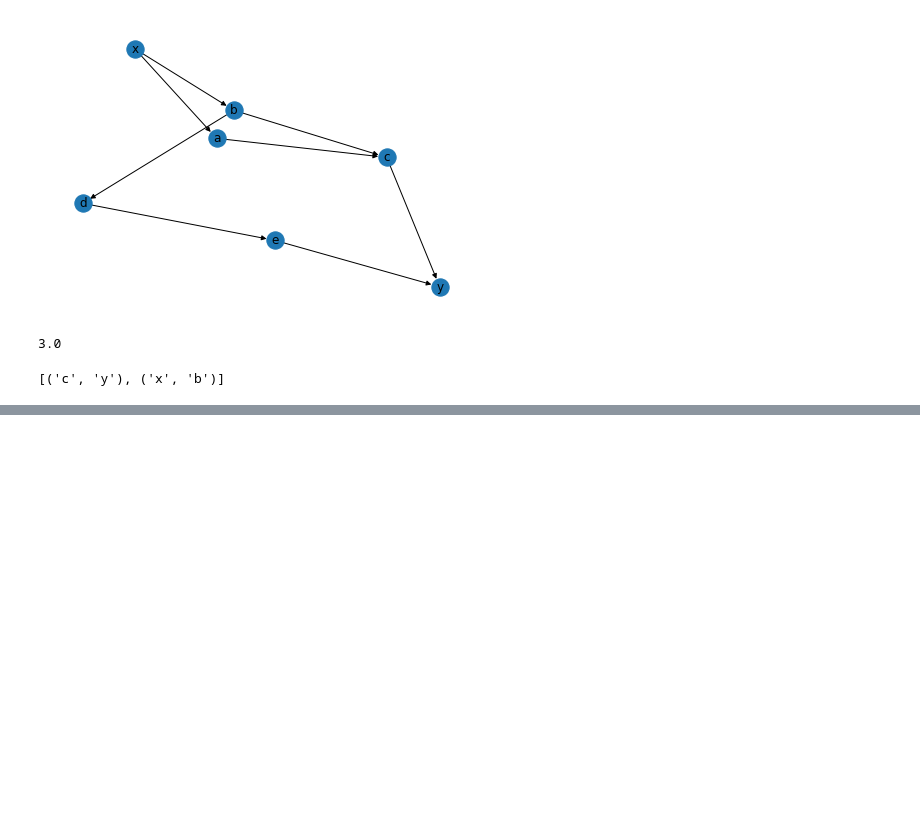
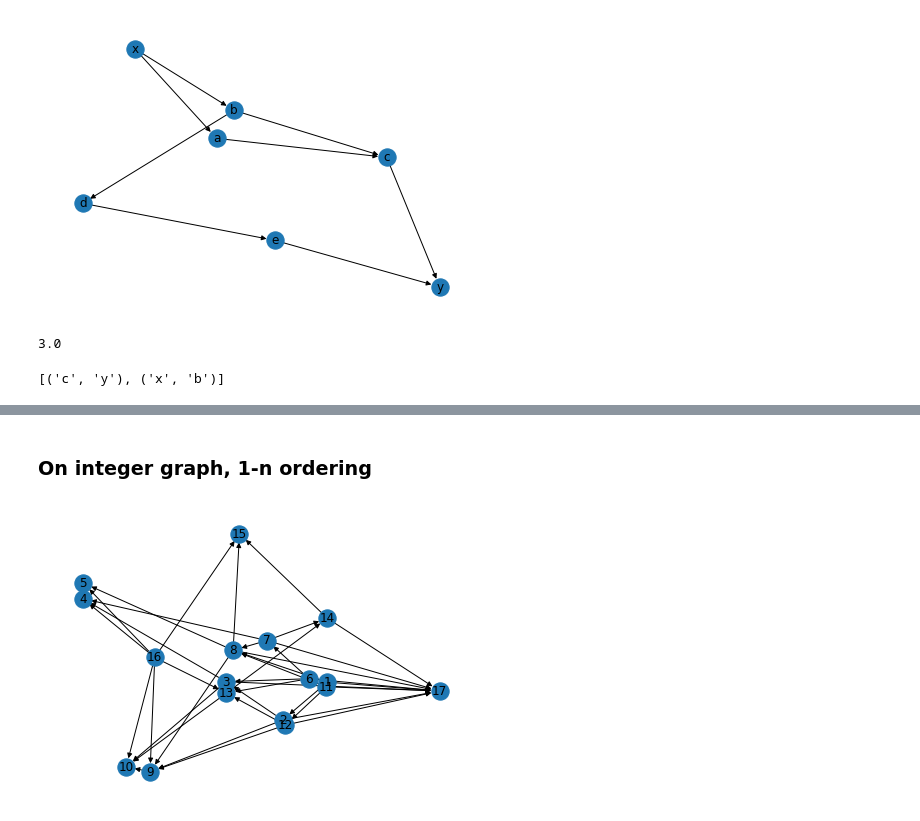
Before and after one commit to namhoangle/quantum-graph, a Jupyter notebook: qaoa.ipynb, the cells around one changed output, grey strips where cells are left out. Drawn from its saved outputs; the diff is of its cells as text; code cells hidden in the pictures; blank space fills up the shorter version.

```diff
--- a/qaoa.ipynb
+++ b/qaoa.ipynb
@@ -282,0 +406,9 @@ print(sorted(cutset))
+# %% [markdown]
+### On integer graph, 1-n ordering
+# %%
+nx.draw(G_integer, with_labels=True)
+
+# save G_integer graph to file for later use
+nx.write_gml(G_integer, './graph_samples/logismos_2d_hardconstraints.gml')
+# %% [output]
+[figure, added]
```
Also changed, not shown: parts of 39 cells of this notebook, 5 other files.
